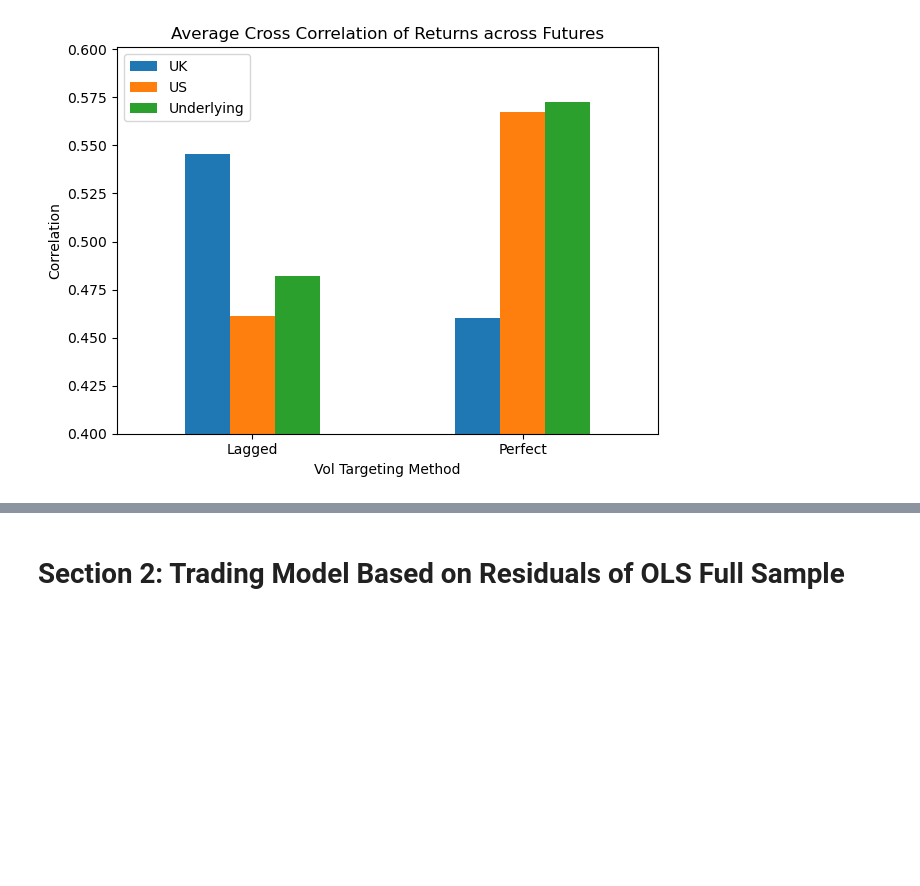
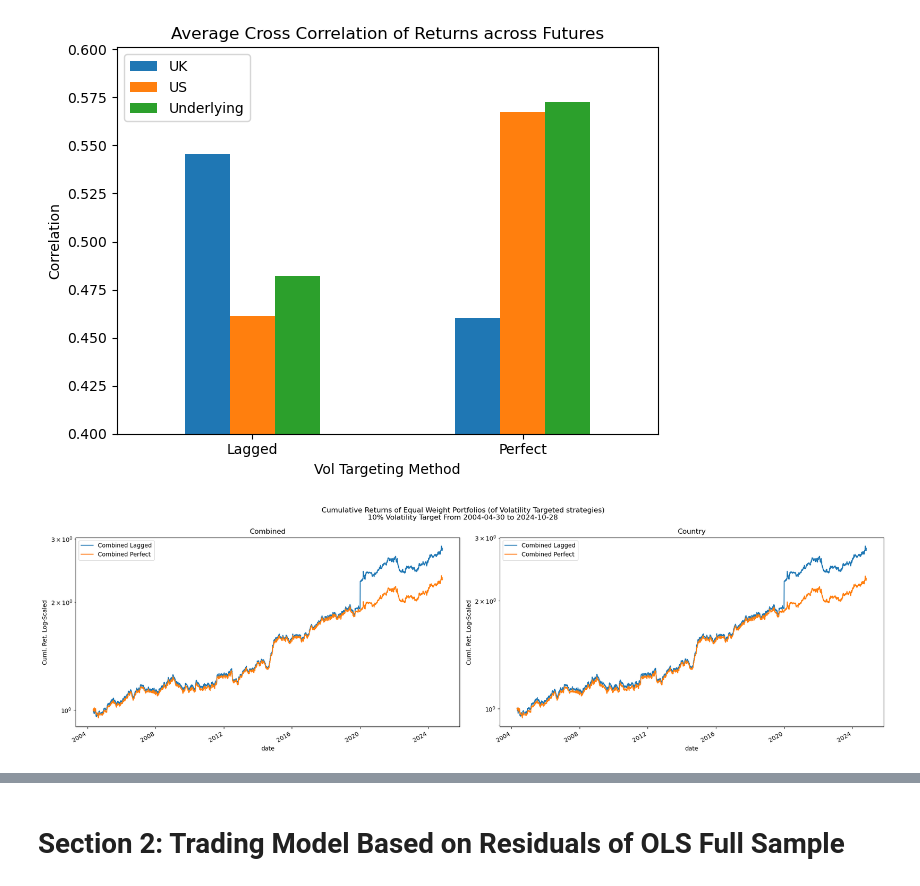
Before and after one commit to diegodalvarez/CommodityForwardInflation, a Jupyter notebook: 1InSample5y5y.ipynb, the cells around one changed output, grey strips where cells are left out. Drawn from its saved outputs; the diff is of its cells as text; code cells hidden in the pictures; blank space fills up the shorter version.

```diff
--- a/1InSample5y5y.ipynb
+++ b/1InSample5y5y.ipynb
@@ -384,0 +354,27 @@ plt.tight_layout()
+# %%
+groups    = df_beta_port.subgroup.drop_duplicates().sort_values().to_list()
+fig, axes = plt.subplots(ncols = len(groups), figsize = (20,6))
+
+for group, ax in zip(groups, axes.flatten()):
+
+    (df_beta_port.query(
+        "subgroup == @group").
+        assign(name = lambda x: x.port.str.replace("combined", "Combined") + " " + x.vol.str.capitalize()).
+        rename(columns = {"name": ""}).
+        pivot(index = "date", columns = "", values = "rsk_rtn").
+        apply(lambda x: np.cumprod(1 + x)).
+        plot(
+            ax     = ax,
+            logy   = True,
+            title  = group.capitalize(),
+            ylabel = "Cuml. Ret. Log-Scaled"))
+
+fig.suptitle("Cumulative Returns of Equal Weight Portfolios (of Volatility Targeted strategies)\n10% Volatility Target From {} to {}".format(
+    df_beta_port.date.min().date(),
+    df_beta_port.date.max().date()))
+
+plt.tight_layout()
+out_path = os.path.join("LaTex", "CombinedBetaPortfolio.png")
+fig.savefig(fname = out_path, dpi = 300, bbox_inches = "tight")
+# %% [output]
+[figure, added]
```
Also changed, not shown: parts of 61 cells of this notebook, 2 other files.
